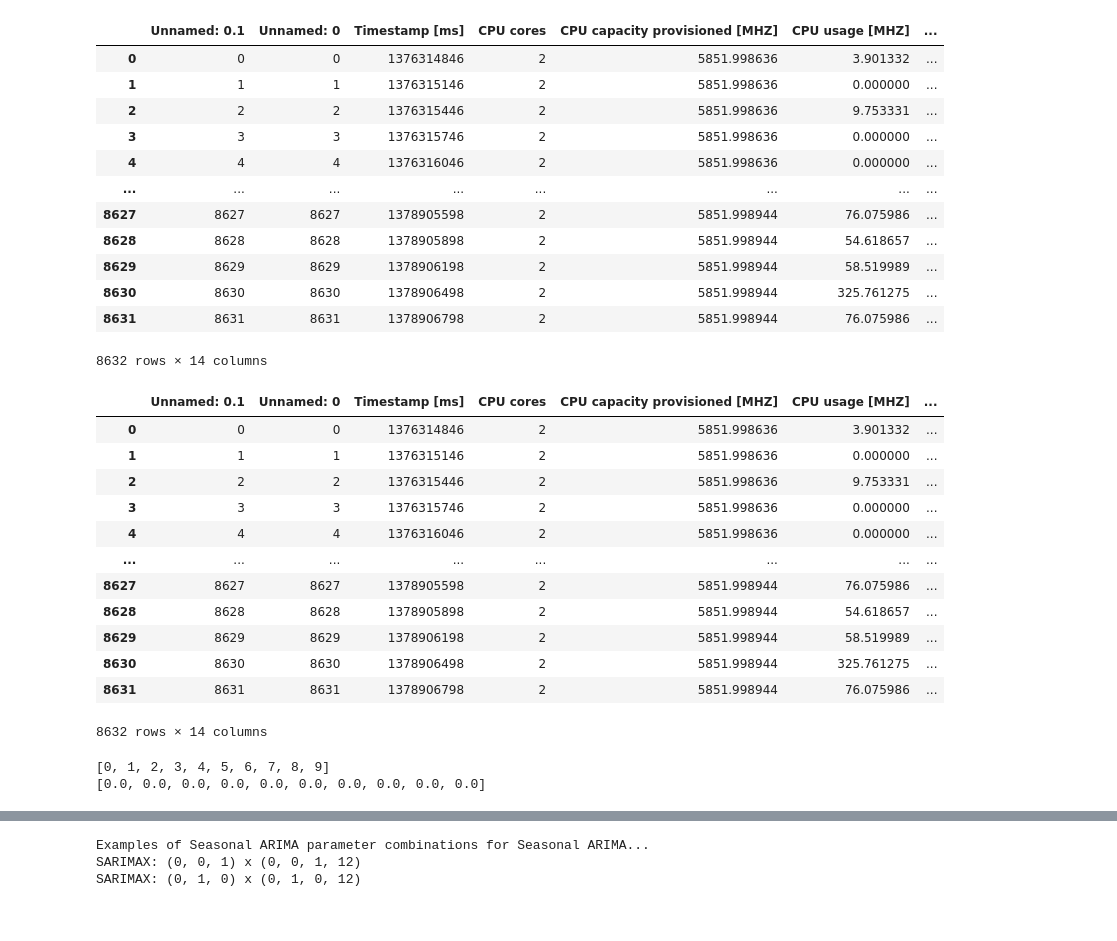
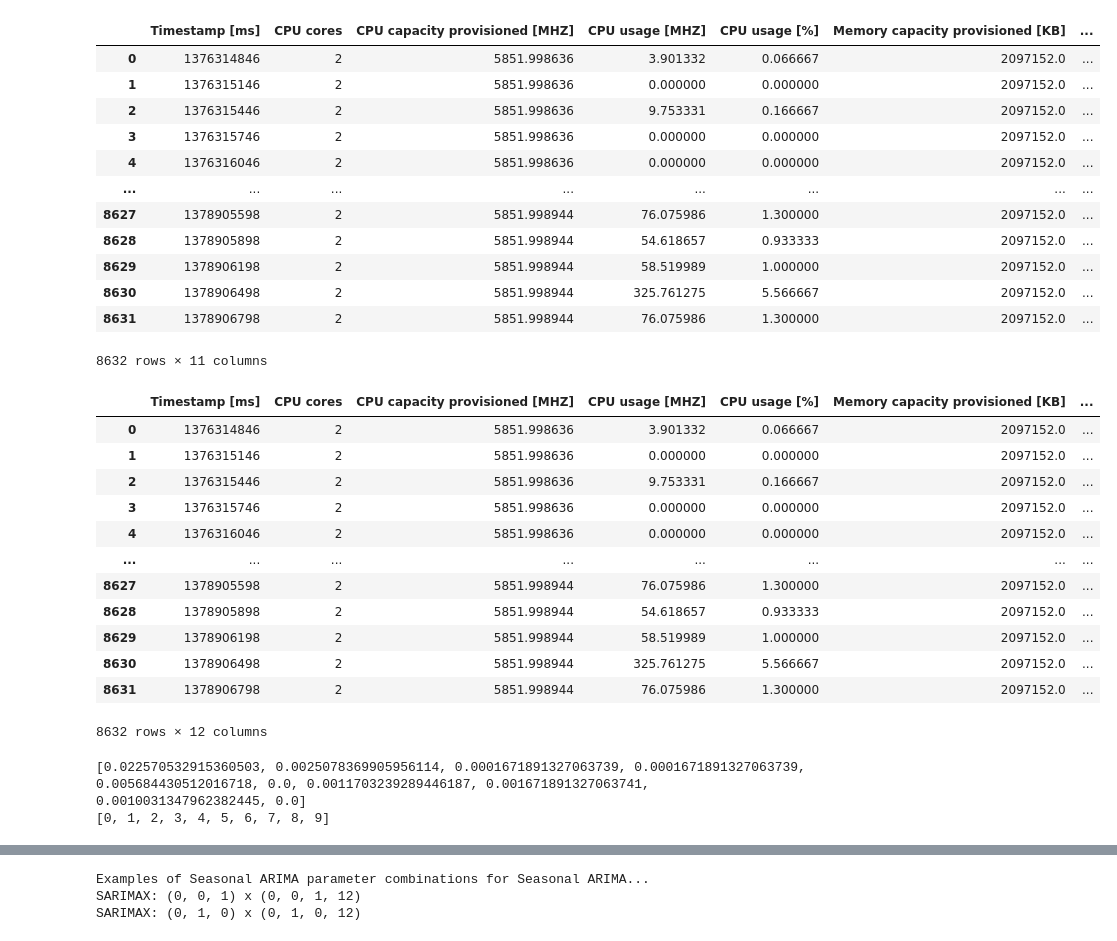
Before and after one commit to istiaqahmedfahim/cloud_workload_forecasting, a Jupyter notebook: arima_model.ipynb, the cells around one changed output, grey strips where cells are left out. Saved outputs shown, nothing was run; the diff lists cells and outputs as text; code cells hidden in the pictures.

```diff
--- a/arima_model.ipynb
+++ b/arima_model.ipynb
@@ -12,42 +12,40 @@ import itertools
 warnings.filterwarnings("ignore")
 # %%
 df = pd.read_csv("43.csv")
-df.to_csv("43.csv")
 df
 # %% [output]
-|  | Unnamed: 0.1 | Unnamed: 0 | Timestamp [ms] | CPU cores | CPU capacity provisioned [MHZ] | CPU usage [MHZ] | ... |
-| 0 | 0 | 0 | 1376314846 | 2 | 5851.998636 | 3.901332 | ... |
-| 1 | 1 | 1 | 1376315146 | 2 | 5851.998636 | 0.000000 | ... |
-| 2 | 2 | 2 | 1376315446 | 2 | 5851.998636 | 9.753331 | ... |
-| 3 | 3 | 3 | 1376315746 | 2 | 5851.998636 | 0.000000 | ... |
-| 4 | 4 | 4 | 1376316046 | 2 | 5851.998636 | 0.000000 | ... |
+|  | Timestamp [ms] | CPU cores | CPU capacity provisioned [MHZ] | CPU usage [MHZ] | CPU usage [%] | Memory capacity provisioned [KB] | ... |
+| 0 | 1376314846 | 2 | 5851.998636 | 3.901332 | 0.066667 | 2097152.0 | ... |
+| 1 | 1376315146 | 2 | 5851.998636 | 0.000000 | 0.000000 | 2097152.0 | ... |
+| 2 | 1376315446 | 2 | 5851.998636 | 9.753331 | 0.166667 | 2097152.0 | ... |
+| 3 | 1376315746 | 2 | 5851.998636 | 0.000000 | 0.000000 | 2097152.0 | ... |
+| 4 | 1376316046 | 2 | 5851.998636 | 0.000000 | 0.000000 | 2097152.0 | ... |
 | ... | ... | ... | ... | ... | ... | ... | ... |
-| 8627 | 8627 | 8627 | 1378905598 | 2 | 5851.998944 | 76.075986 | ... |
-| 8628 | 8628 | 8628 | 1378905898 | 2 | 5851.998944 | 54.618657 | ... |
-| 8629 | 8629 | 8629 | 1378906198 | 2 | 5851.998944 | 58.519989 | ... |
-| 8630 | 8630 | 8630 | 1378906498 | 2 | 5851.998944 | 325.761275 | ... |
-| 8631 | 8631 | 8631 | 1378906798 | 2 | 5851.998944 | 76.075986 | ... |
+| 8627 | 1378905598 | 2 | 5851.998944 | 76.075986 | 1.300000 | 2097152.0 | ... |
+| 8628 | 1378905898 | 2 | 5851.998944 | 54.618657 | 0.933333 | 2097152.0 | ... |
+| 8629 | 1378906198 | 2 | 5851.998944 | 58.519989 | 1.000000 | 2097152.0 | ... |
+| 8630 | 1378906498 | 2 | 5851.998944 | 325.761275 | 5.566667 | 2097152.0 | ... |
+| 8631 | 1378906798 | 2 | 5851.998944 | 76.075986 | 1.300000 | 2097152.0 | ... |
-8632 rows × 14 columns
+8632 rows × 11 columns
 # %%
 Sum_disk=(df["Disk read throughput [KB/s]"] + df["Disk write throughput [KB/s]"])
 df["Disk I/O"]=Sum_disk
 df["Disk I/O"]=((df["Disk I/O"]-df["Disk I/O"].min())/(df["Disk I/O"].max()-df["Disk I/O"].min()))*20
-df.to_csv("43.csv")
 df
 # %% [output]
-|  | Unnamed: 0.1 | Unnamed: 0 | Timestamp [ms] | CPU cores | CPU capacity provisioned [MHZ] | CPU usage [MHZ] | ... |
-| 0 | 0 | 0 | 1376314846 | 2 | 5851.998636 | 3.901332 | ... |
-| 1 | 1 | 1 | 1376315146 | 2 | 5851.998636 | 0.000000 | ... |
-| 2 | 2 | 2 | 1376315446 | 2 | 5851.998636 | 9.753331 | ... |
-| 3 | 3 | 3 | 1376315746 | 2 | 5851.998636 | 0.000000 | ... |
-| 4 | 4 | 4 | 1376316046 | 2 | 5851.998636 | 0.000000 | ... |
+|  | Timestamp [ms] | CPU cores | CPU capacity provisioned [MHZ] | CPU usage [MHZ] | CPU usage [%] | Memory capacity provisioned [KB] | ... |
+| 0 | 1376314846 | 2 | 5851.998636 | 3.901332 | 0.066667 | 2097152.0 | ... |
+| 1 | 1376315146 | 2 | 5851.998636 | 0.000000 | 0.000000 | 2097152.0 | ... |
+| 2 | 1376315446 | 2 | 5851.998636 | 9.753331 | 0.166667 | 2097152.0 | ... |
+| 3 | 1376315746 | 2 | 5851.998636 | 0.000000 | 0.000000 | 2097152.0 | ... |
+| 4 | 1376316046 | 2 | 5851.998636 | 0.000000 | 0.000000 | 2097152.0 | ... |
 | ... | ... | ... | ... | ... | ... | ... | ... |
-| 8627 | 8627 | 8627 | 1378905598 | 2 | 5851.998944 | 76.075986 | ... |
-| 8628 | 8628 | 8628 | 1378905898 | 2 | 5851.998944 | 54.618657 | ... |
-| 8629 | 8629 | 8629 | 1378906198 | 2 | 5851.998944 | 58.519989 | ... |
-| 8630 | 8630 | 8630 | 1378906498 | 2 | 5851.998944 | 325.761275 | ... |
-| 8631 | 8631 | 8631 | 1378906798 | 2 | 5851.998944 | 76.075986 | ... |
+| 8627 | 1378905598 | 2 | 5851.998944 | 76.075986 | 1.300000 | 2097152.0 | ... |
+| 8628 | 1378905898 | 2 | 5851.998944 | 54.618657 | 0.933333 | 2097152.0 | ... |
+| 8629 | 1378906198 | 2 | 5851.998944 | 58.519989 | 1.000000 | 2097152.0 | ... |
+| 8630 | 1378906498 | 2 | 5851.998944 | 325.761275 | 5.566667 | 2097152.0 | ... |
+| 8631 | 1378906798 | 2 | 5851.998944 | 76.075986 | 1.300000 | 2097152.0 | ... |
-8632 rows × 14 columns
+8632 rows × 12 columns
 # %%
 import csv
 time_step = []
@@ -62,9 +61,12 @@ with open('43.csv') as csvfile:
-# %%
-print(time_step[:10])
-print(BW_usage[:10])
-# %% [output]
-[0, 1, 2, 3, 4, 5, 6, 7, 8, 9]
-[0.0, 0.0, 0.0, 0.0, 0.0, 0.0, 0.0, 0.0, 0.0, 0.0]
+# %%
+# Assuming df is your DataFrame with columns 'A' and 'B'
+BW_usage = df["Disk I/O"].tolist()  # Extract data from column 'A' into a list
+time_step = df.index.tolist()
+print(BW_usage[:10])
+print(time_step[:10])
+# %% [output]
+[0.022570532915360503, 0.0025078369905956114, 0.0001671891327063739, 0.0001671891327063739, 0.005684430512016718, 0.0, 0.0011703239289446187, 0.001671891327063741, 0.0010031347962382445, 0.0]
+[0, 1, 2, 3, 4, 5, 6, 7, 8, 9]
 # %%
 def plot_series(time, series, format="-", start=0, end=None):
     plt.plot(time[start:end], series[start:end], format)
```
Also changed, not shown: parts of 11 cells of this notebook.
